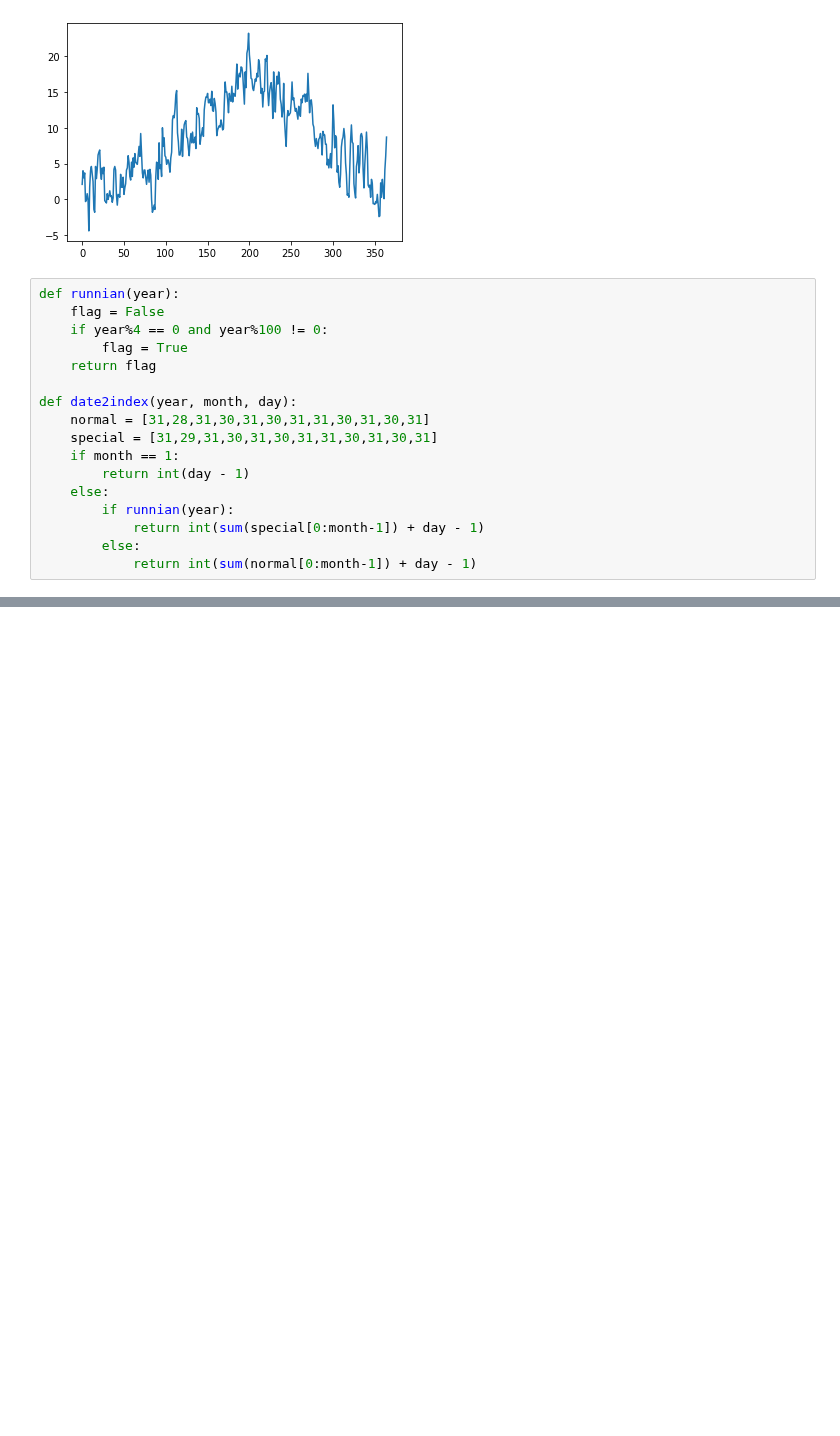
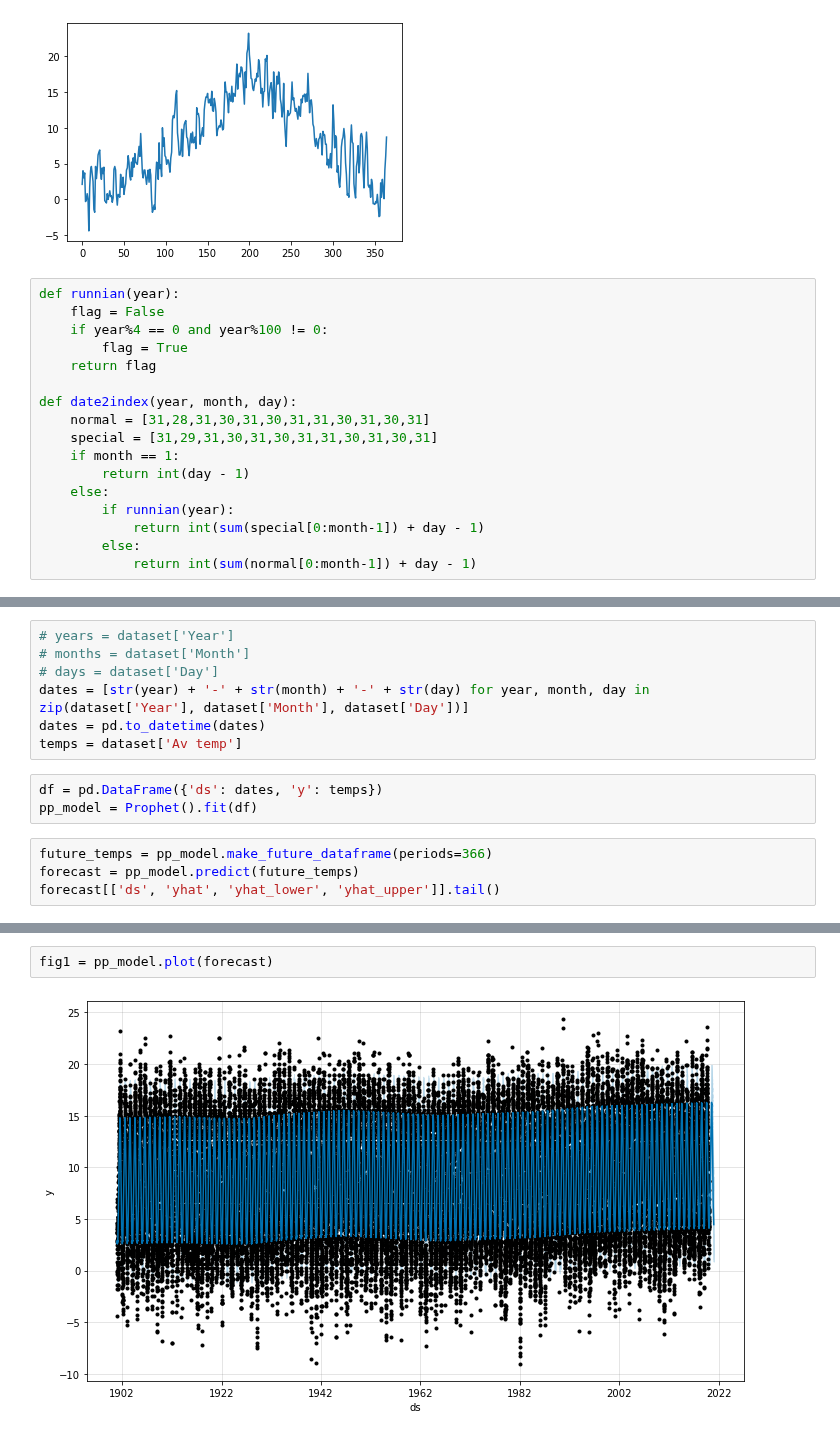
Before and after one commit to fww228/ees-mini-project, a Jupyter notebook: proj.ipynb, the cells around one changed output, grey strips where cells are left out. Drawn from its saved outputs; the diff is of its cells as text; blank space fills up the shorter version.

```diff
--- a/proj.ipynb
+++ b/proj.ipynb
@@ -87,0 +89,14 @@ def date2index(year, month, day):
+# %%
+# years = dataset['Year']
+# months = dataset['Month']
+# days = dataset['Day']
+dates = [str(year) + '-' + str(month) + '-' + str(day) for year, month, day in zip(dataset['Year'], dataset['Month'], dataset['Day'])]
+dates = pd.to_datetime(dates)
+temps = dataset['Av temp']
+# %%
+df = pd.DataFrame({'ds': dates, 'y': temps})
+pp_model = Prophet().fit(df)
+# %%
+future_temps = pp_model.make_future_dataframe(periods=366)
+forecast = pp_model.predict(future_temps)
+forecast[['ds', 'yhat', 'yhat_lower', 'yhat_upper']].tail()
@@ -87,0 +110,4 @@ def date2index(year, month, day):
+# %%
+fig1 = pp_model.plot(forecast)
+# %% [output]
+[figure, added]
```
Also changed, not shown: parts of 8 cells of this notebook, 2 other files.
